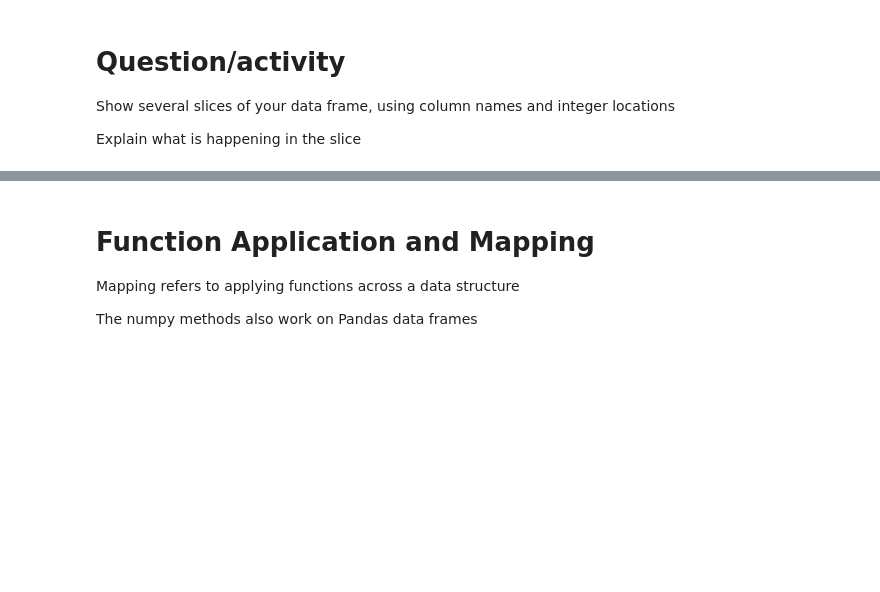
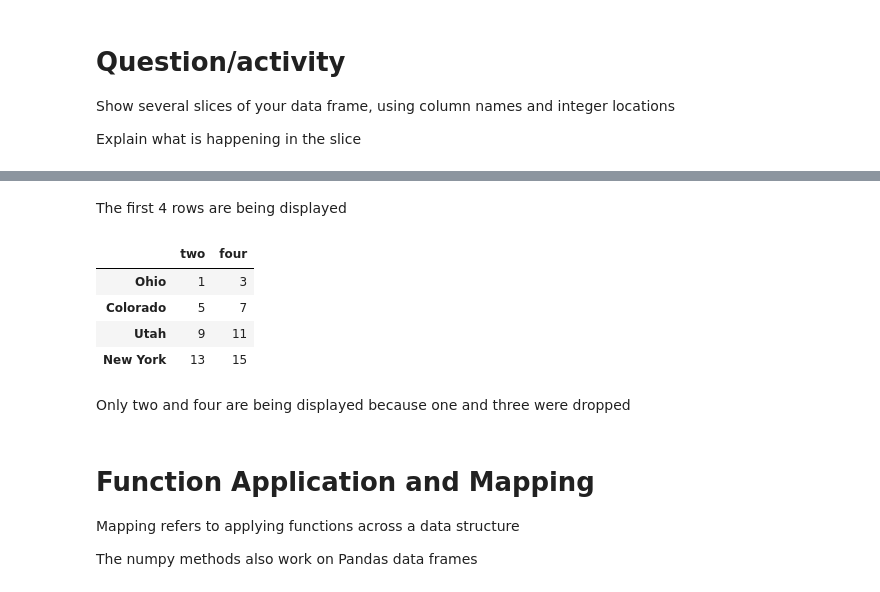
Before and after one commit to kinkadem01/DAT512Week3, a Jupyter notebook: Pandas_ideas_part_1.ipynb, the cells around one changed output, grey strips where cells are left out. Saved outputs shown, nothing was run; the diff lists cells and outputs as text; code cells hidden in the pictures; blank space fills up the shorter version.

```diff
--- a/Pandas_ideas_part_1.ipynb
+++ b/Pandas_ideas_part_1.ipynb
@@ -808,3 +816,15 @@ Explain what is happening in the slice
+# %% [markdown]
+The first 4 rows are being displayed
+# %%
+data.drop(['one','three'], axis='columns')
+# %% [output]
+|  | two | four |
+| Ohio | 1 | 3 |
+| Colorado | 5 | 7 |
+| Utah | 9 | 11 |
+| New York | 13 | 15 |
+# %% [markdown]
+Only two and four are being displayed because one and three were dropped
 # %% [markdown]
 # Function Application and Mapping
 
```
Also changed, not shown: parts of 11 cells of this notebook.
